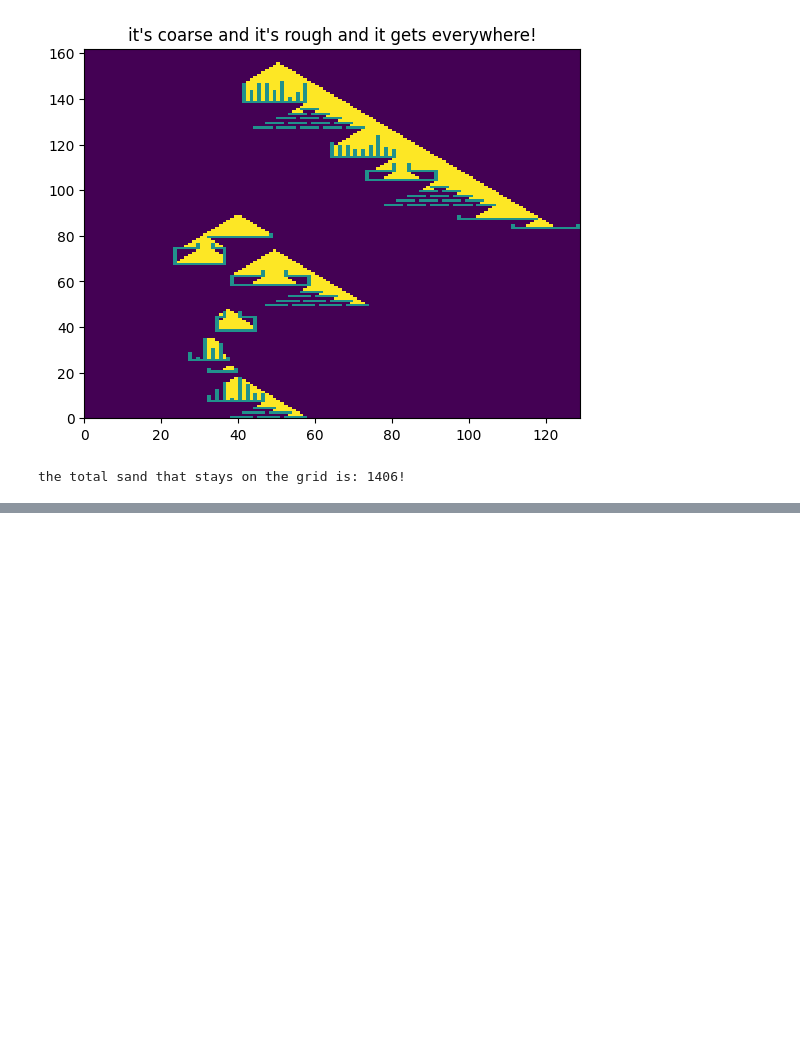
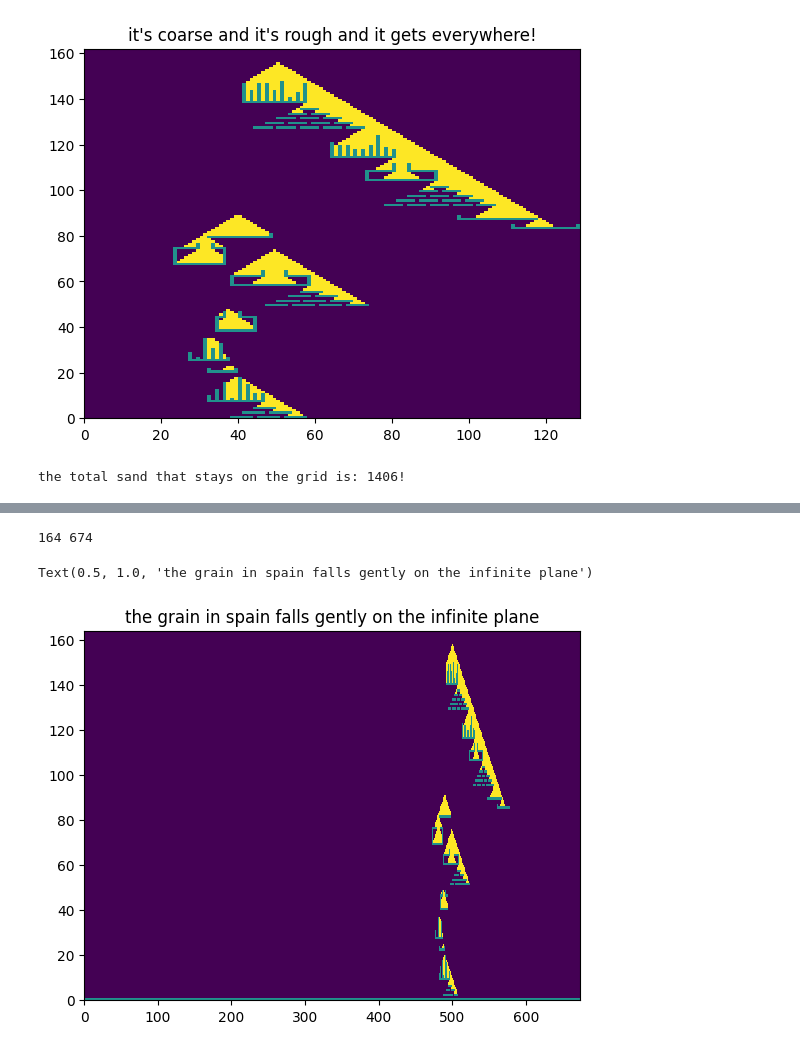
Before and after one commit to nouseforkeys/advent_of_code_22, a Jupyter notebook: day_14.ipynb, the cells around one changed output, grey strips where cells are left out. Drawn from its saved outputs; the diff is of its cells as text; code cells hidden in the pictures; blank space fills up the shorter version.

```diff
--- a/day_14.ipynb
+++ b/day_14.ipynb
@@ -128,0 +135,28 @@ the total sand that stays on the grid is: 1406!
+# %%
+# the grid at the point where we'd need start caring about the floor so it
+# won't have affected anything up until now - we can just add the floor and
+# continue iterating
+# we do also need to ensure we can support the width of the pile so that means
+# extending the grid rows first
+current_width = len(grid[0])
+max_x = 500 + len(grid) + 2  # the max x possible for a pile that has slope 1
+max_x += 10  # some additional margin just cause
+for index, row in enumerate(grid):
+    for _ in range(max_x - current_width):
+        grid[index].append(air)
+
+# now add the 2 rows for the floor
+grid.append([air for _ in range(len(grid[0]))])
+grid.append([rock for _ in range(len(grid[0]))])
+
+print(len(grid), len(grid[0]))
+
+# let's see what we're dealing with
+fig, ax = plt.subplots()
+# plot the grid in reverse to make things the right way up
+ax.pcolormesh(list(reversed(grid)))
+ax.set_title('the grain in spain falls gently on the infinite plane')
+# %% [output]
+164 674
+Text(0.5, 1.0, 'the grain in spain falls gently on the infinite plane')
+[figure, added]
```
Also changed, not shown: parts of 5 cells of this notebook.
